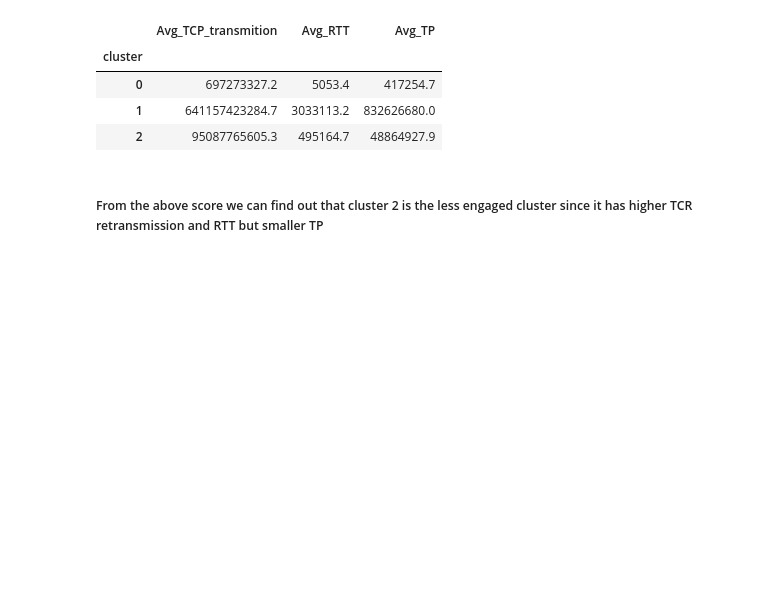
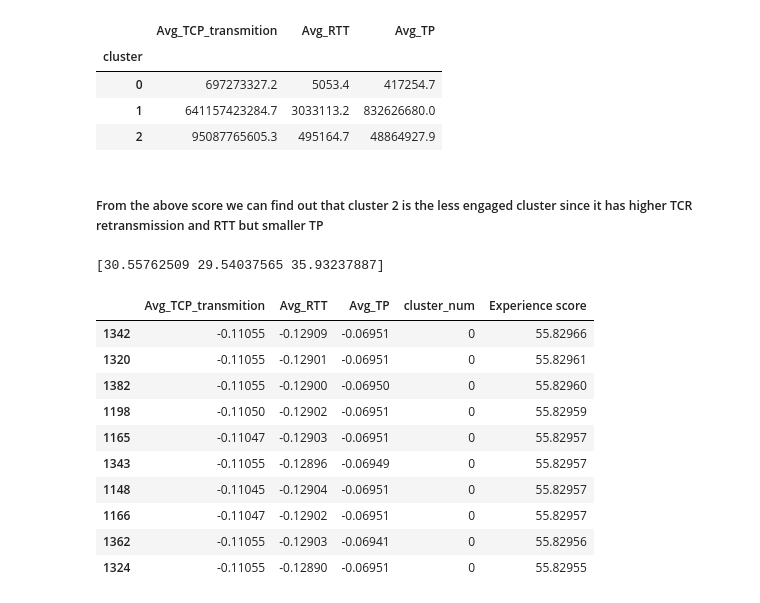
Before and after one commit to Micky373/Telecom_user_analytics, a Jupyter notebook: notebooks/user_satisfaction_analysis.ipynb, the cells around one changed output. Drawn from its saved outputs; the diff is of its cells as text; code cells hidden in the pictures; blank space fills up the shorter version.

```diff
--- a/notebooks/user_satisfaction_analysis.ipynb
+++ b/notebooks/user_satisfaction_analysis.ipynb
@@ -14,7 +14,7 @@ from sklearn.cluster import KMeans
 # %%
 # Reading the data
 
-pd.set_option('display.float_format', lambda x: '%.1f' % x)
+pd.set_option('display.float_format', lambda x: '%.5f' % x)
 data = pd.read_csv('../data/user_experience.csv')
 data.head()
 # %% [output]
@@ -71,5 +71,6 @@ normalized_data
 kmeans = KMeans(3)
 kmeans.fit(features_array)
 clusters = kmeans.fit_predict(features_array)
+centroids = kmeans.cluster_centers_
 clusters
 # %% [output]
@@ -122,3 +123,28 @@ satisfaction_data.head()
 | 2 | 95087765605.3 | 495164.7 | 48864927.9 |
 # %% [markdown]
 ##### From the above score we can find out that cluster 2 is the less engaged cluster since it has higher TCR retransmission and RTT but smaller TP
+# %%
+# Finding out the centroid of the second cluster
+
+less_engaged_center = centroids[1]
+print(less_engaged_center)
+# %% [output]
+[30.55762509 29.54037565 35.93237887]
+# %%
+# Calculating the experience score based on the Euclidian distance
+
+normalized_data['Experience score'] = np.array(normalized_data[['Avg_TCP_transmition','Avg_RTT','Avg_TP']].sub(less_engaged_center, axis=1).pow(2).sum(axis=1).pow(.5))
+
+normalized_data.head(10)
+# %% [output]
+|  | Avg_TCP_transmition | Avg_RTT | Avg_TP | cluster_num | Experience score |
+| 1342 | -0.11055 | -0.12909 | -0.06951 | 0 | 55.82966 |
+| 1320 | -0.11055 | -0.12901 | -0.06951 | 0 | 55.82961 |
+| 1382 | -0.11055 | -0.12900 | -0.06950 | 0 | 55.82960 |
+| 1198 | -0.11050 | -0.12902 | -0.06951 | 0 | 55.82959 |
+| 1165 | -0.11047 | -0.12903 | -0.06951 | 0 | 55.82957 |
+| 1343 | -0.11055 | -0.12896 | -0.06949 | 0 | 55.82957 |
+| 1148 | -0.11045 | -0.12904 | -0.06951 | 0 | 55.82957 |
+| 1166 | -0.11047 | -0.12902 | -0.06951 | 0 | 55.82957 |
+| 1362 | -0.11055 | -0.12903 | -0.06941 | 0 | 55.82956 |
+| 1324 | -0.11055 | -0.12890 | -0.06951 | 0 | 55.82955 |
```
Also changed, not shown: parts of 3 cells of this notebook, 4 other files.
